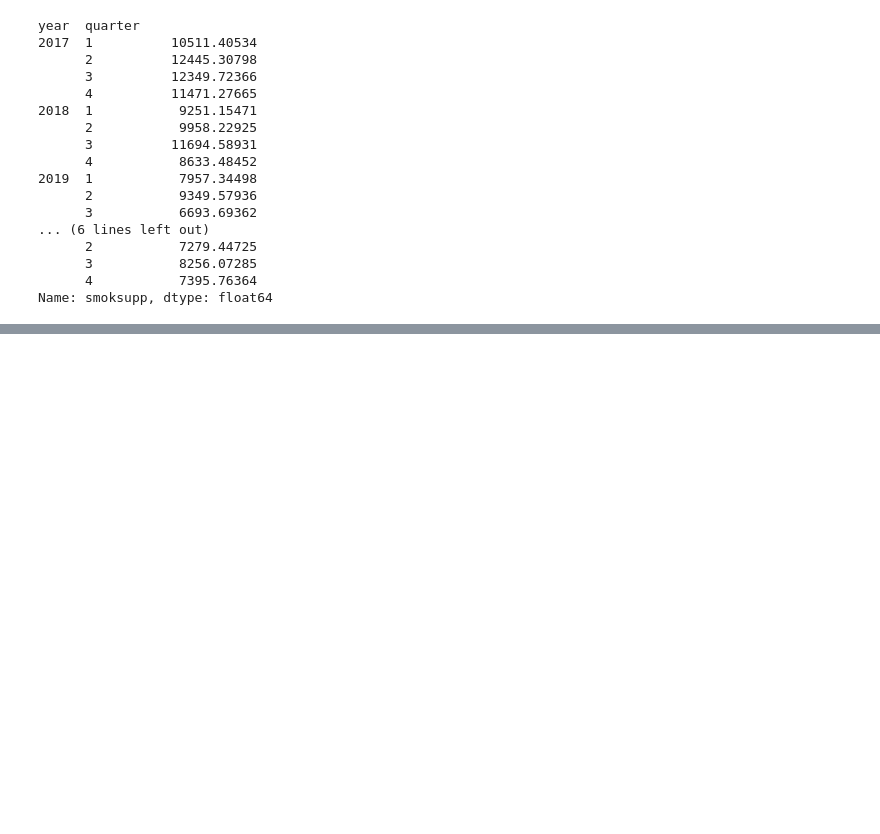
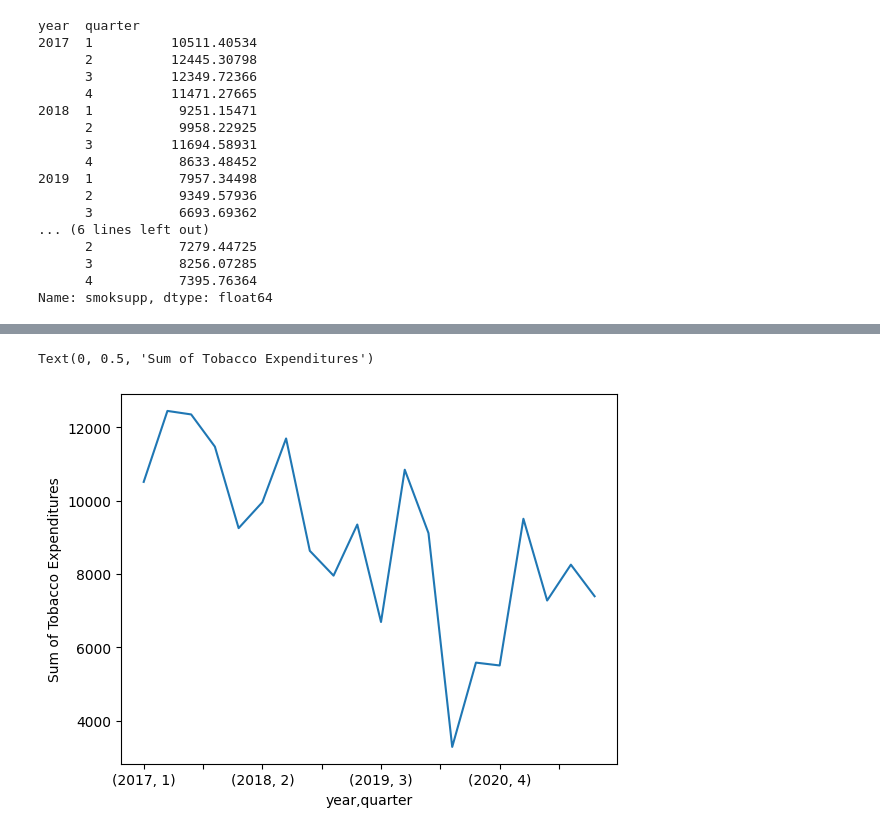
Before and after one commit to smokepm/Tobacco-Expenditure-Survey-Project, a Jupyter notebook: proj_2.ipynb, the cells around one changed output, grey strips where cells are left out. Drawn from its saved outputs; the diff is of its cells as text; code cells hidden in the pictures; blank space fills up the shorter version.

```diff
--- a/proj_2.ipynb
+++ b/proj_2.ipynb
@@ -316,0 +261,6 @@ Name: smoksupp, Length: 56101, dtype: float64
+# %%
+df_grouped11.plot(x='year', y='smoksupp', kind='line')
+plt.ylabel('Sum of Tobacco Expenditures')
+# %% [output]
+Text(0, 0.5, 'Sum of Tobacco Expenditures')
+[figure, added]
```
Also changed, not shown: parts of 20 cells of this notebook, 9 other files.
